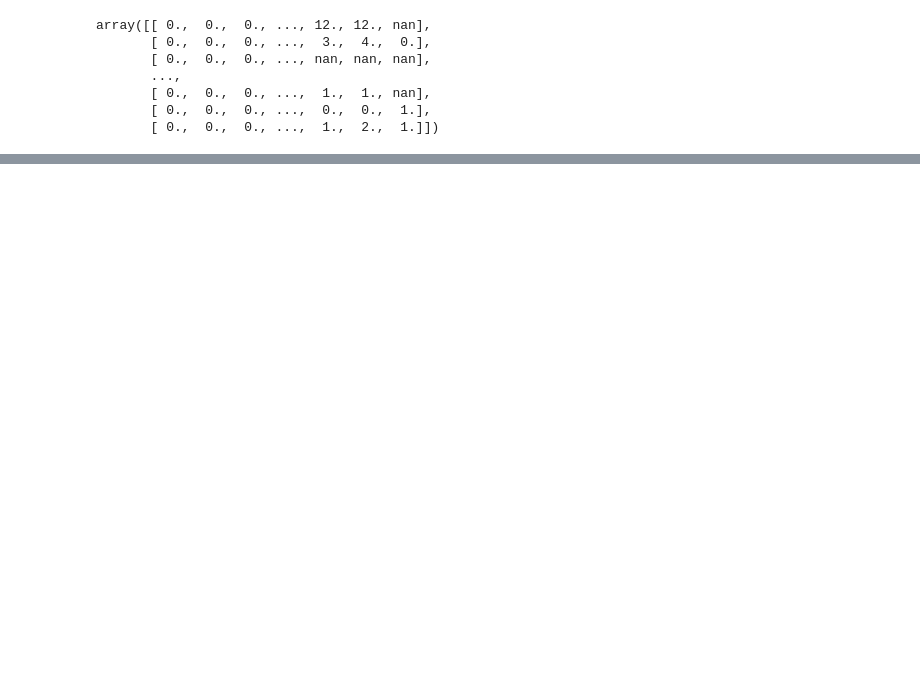
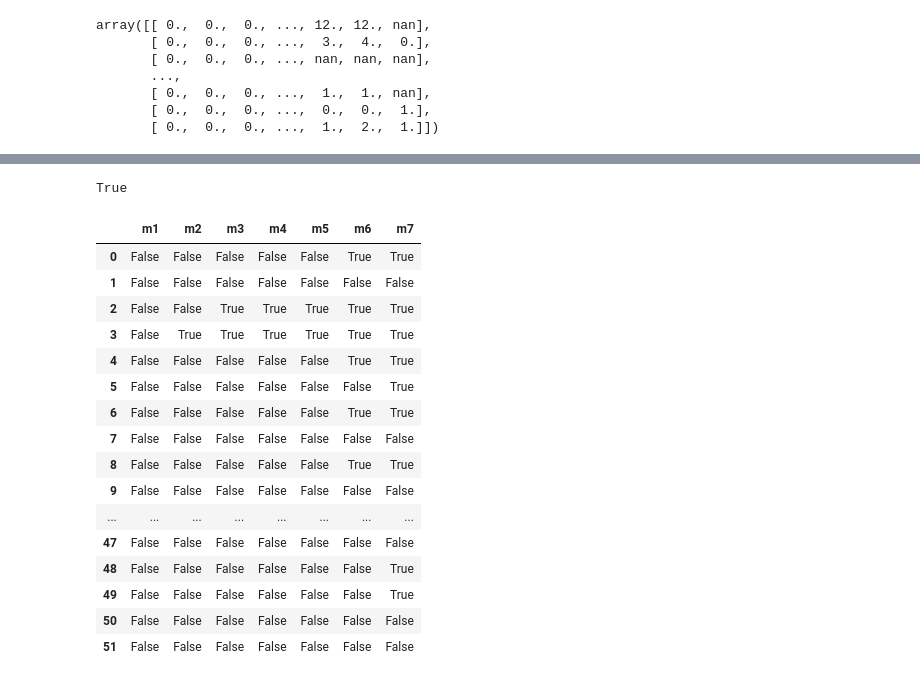
Before and after one commit to ChristineWasike/AI_Assignment1, a Jupyter notebook: Assignment #1.ipynb, the cells around one changed output, grey strips where cells are left out. Saved outputs shown, nothing was run; the diff lists cells and outputs as text; code cells hidden in the pictures; blank space fills up the shorter version.

Commit message:
Updates on content and sklearn!!

```diff
--- a/Assignment #1.ipynb
+++ b/Assignment #1.ipynb
@@ -555,0 +597,43 @@ array=[ 0.  0.  0.  0. nan 84.  0.  7.  0.  0.  0.  0.  0. nan  1.  0.  0. nan
+# %%
+# Let's first check for the existence of missing values in our dataset
+
+covid_df.isnull().values.any()
+# %% [output]
+True
+# %%
+# Using sklearn
+
+
+# MissingIndicator does not support multiple types of missing values.
+# Hence why we have to convert the 999 values in our dataframe to NaN’s.
+
+covid_df.replace({999.0 : np.NaN}, inplace=True)
+
+# Next, we create, fit and transform a MissingIndicator object that will detect all NaN’s in our data.
+
+indicator = MissingIndicator(missing_values=np.NaN)
+indicator = indicator.fit_transform(covid_df)
+
+# From this indicator, we can create a new dataframe with boolean values indicating if an instance has a missing value for a certain feature.
+# If the MissingIndicator does not detect any missing values in a feature, it does not create a new feature from this feature.
+# We will add this new features later to our original data, for now we can store them in the indicator variable
+indicator = pd.DataFrame(indicator, columns=['m1', 'm2','m3' ,'m4' ,'m5','m6' ,'m7'])
+indicator
+# %% [output]
+|  | m1 | m2 | m3 | m4 | m5 | m6 | m7 |
+| 0 | False | False | False | False | False | True | True |
+| 1 | False | False | False | False | False | False | False |
+| 2 | False | False | True | True | True | True | True |
+| 3 | False | True | True | True | True | True | True |
+| 4 | False | False | False | False | False | True | True |
+| 5 | False | False | False | False | False | False | True |
+| 6 | False | False | False | False | False | True | True |
+| 7 | False | False | False | False | False | False | False |
+| 8 | False | False | False | False | False | True | True |
+| 9 | False | False | False | False | False | False | False |
+| ... | ... | ... | ... | ... | ... | ... | ... |
+| 47 | False | False | False | False | False | False | False |
+| 48 | False | False | False | False | False | False | True |
+| 49 | False | False | False | False | False | False | True |
+| 50 | False | False | False | False | False | False | False |
+| 51 | False | False | False | False | False | False | False |
```
Also changed, not shown: parts of 27 cells of this notebook.
